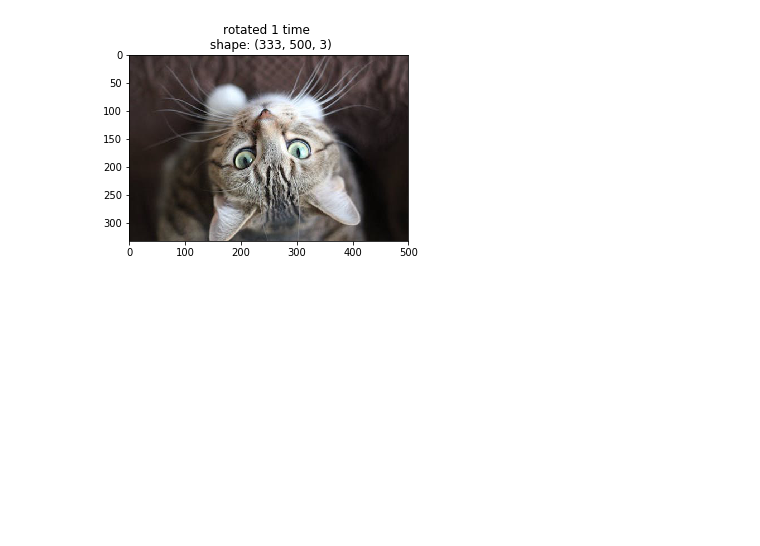
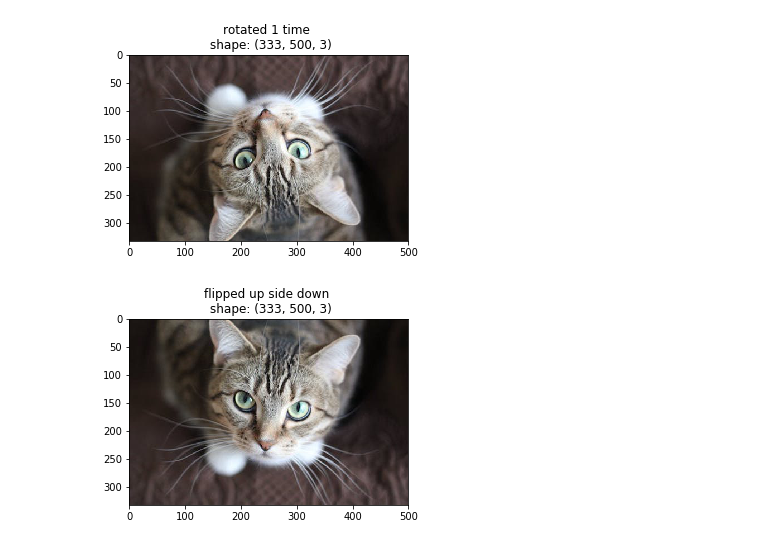
Before and after one commit to alisharifara/myCaffe2Examples, a Jupyter notebook: 05-ImagePreProcessingPipeline.ipynb, the cells around one changed output. Saved outputs shown, nothing was run; the diff lists cells and outputs as text; code cells hidden in the pictures; blank space fills up the shorter version.

```diff
--- a/05-ImagePreProcessingPipeline.ipynb
+++ b/05-ImagePreProcessingPipeline.ipynb
@@ -64,3 +64,8 @@ img_rotated_90 = np.rot90(img_rotated)
 display_image(img_rotated_90, 'rotated 1 time')
 # %% [output]
 [figure]
+# %%
+img_flipped = np.flipud(img_rotated_90)
+display_image(img_flipped, 'flipped up side down')
+# %% [output]
+[figure, added]
```
Also changed, not shown: parts of 3 cells of this notebook, 1 other file.
